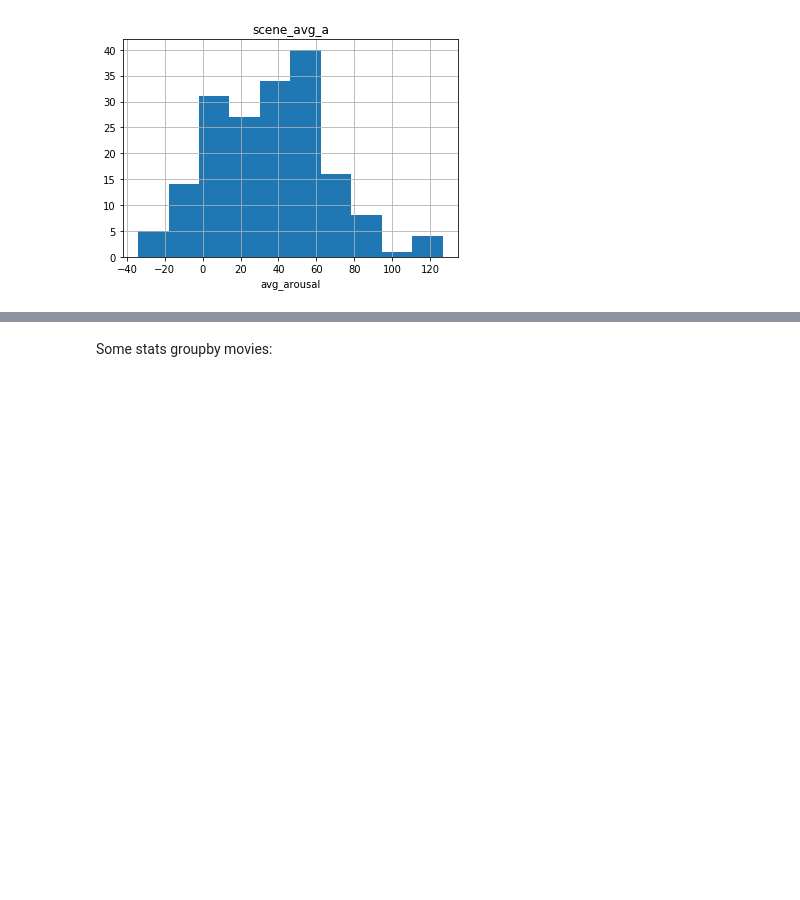
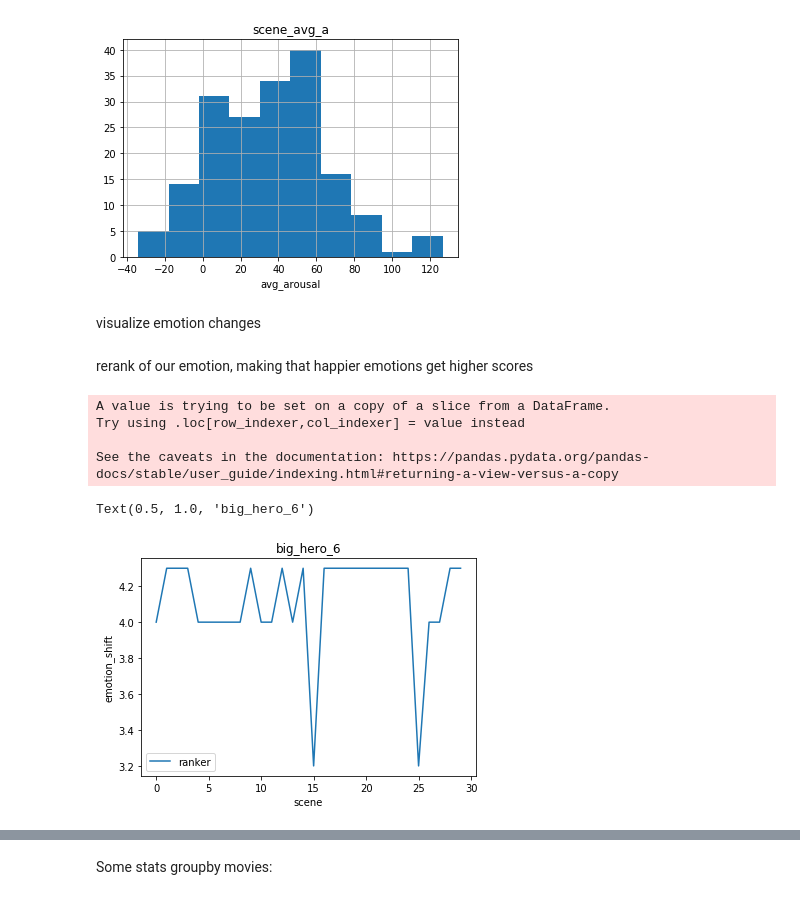
Before and after one commit to ucsd-dsc-arts/dsc160-midterm-group13, a Jupyter notebook: code/notebooks/More viz about feature.ipynb, the cells around one changed output, grey strips where cells are left out. Saved outputs shown, nothing was run; the diff lists cells and outputs as text; code cells hidden in the pictures; blank space fills up the shorter version.

Commit message:
Yiheng Ye- emotion shift

```diff
--- a/code/notebooks/More viz about feature.ipynb
+++ b/code/notebooks/More viz about feature.ipynb
@@ -82,3 +84,36 @@ plt.xlabel('avg_arousal')
 # %% [output]
 Text(0.5, 0, 'avg_arousal')
 [figure]
+# %% [markdown]
+visualize emotion changes
+# %% [markdown]
+rerank of our emotion, making that happier emotions get higher scores
+# %%
+def get_rank(x):
+    emscore={}
+    emscore['joy']=5
+    emscore['surprise']=4
+    emscore['sad']=3
+    emscore['disgust']=2
+    emscore['anger']=1
+    emscore['fear']=0
+    return emscore[x.split("'")[1].lower()]*0.6+emscore[x.split("'")[3].lower()]*0.3+emscore[x.split("'")[5].lower()]*0.1
+# %%
+ploter=baseline[['scene_movie', 'Emotion']]
+ploter['ranker']=ploter['Emotion'].apply(get_rank)
+# %% [output]
+A value is trying to be set on a copy of a slice from a DataFrame.
+Try using .loc[row_indexer,col_indexer] = value instead
+
+See the caveats in the documentation: https://pandas.pydata.org/pandas-docs/stable/user_guide/indexing.html#returning-a-view-versus-a-copy
+# %%
+movies=ploter['scene_movie'].unique()
+# %%
+sl1=ploter[ploter['scene_movie']==movies[0]].reset_index()
+sl1[['ranker']].plot()
+plt.xlabel('scene')
+plt.ylabel('emotion_shift')
+plt.title(movies[0])
+# %% [output]
+Text(0.5, 1.0, 'big_hero_6')
+[figure, added]
```
Also changed, not shown: parts of 6 cells of this notebook, 2 other files.
